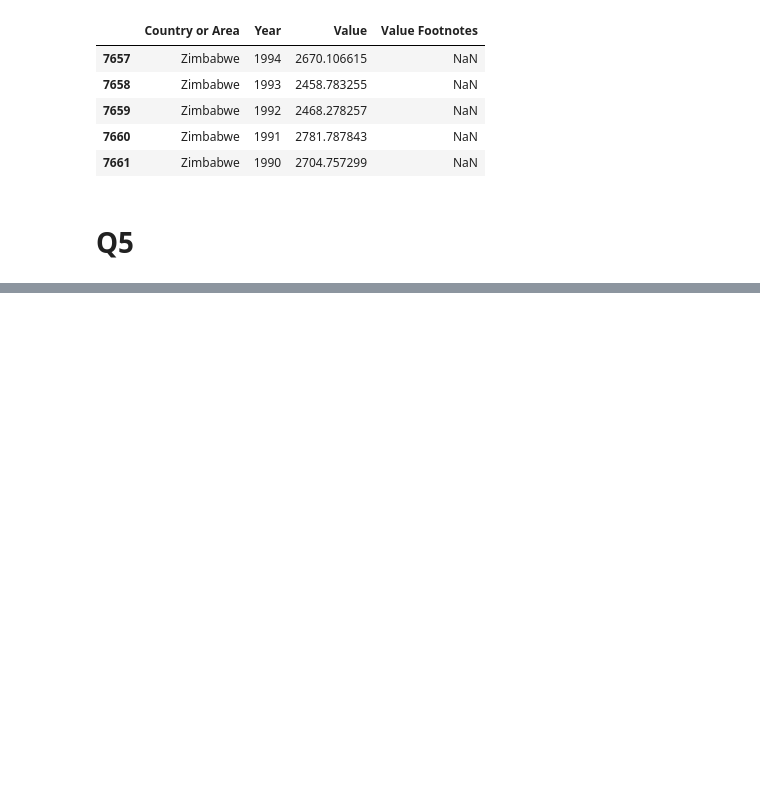
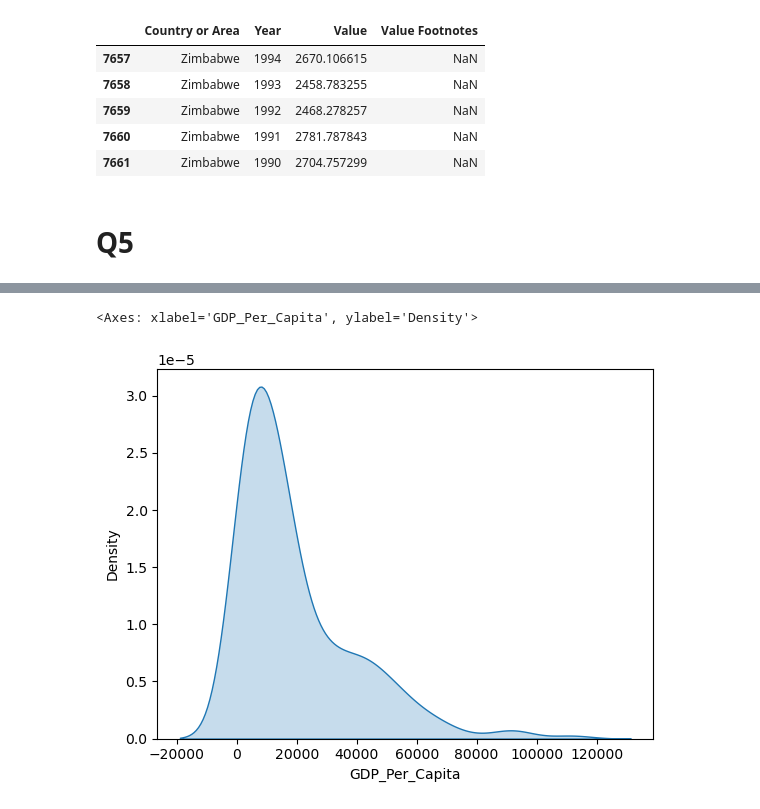
Before and after one commit to NSS-Data-Analytics-Cohort-11/undata-willisc22, a Jupyter notebook: notebook/UN_data_analysis.ipynb, the cells around one changed output, grey strips where cells are left out. Cells and saved outputs as stored; diff of their text form; code cells hidden in the pictures; blank space fills up the shorter version.

```diff
--- a/notebook/UN_data_analysis.ipynb
+++ b/notebook/UN_data_analysis.ipynb
@@ -47,0 +134,6 @@ gdp_df.tail()
+# %%
+#density plot for gdp_2020
+sns.kdeplot(gdp_2020['GDP_Per_Capita'], fill=True)
+# %% [output]
+<Axes: xlabel='GDP_Per_Capita', ylabel='Density'>
+[figure, added]
```
Also changed, not shown: parts of 20 cells of this notebook.
